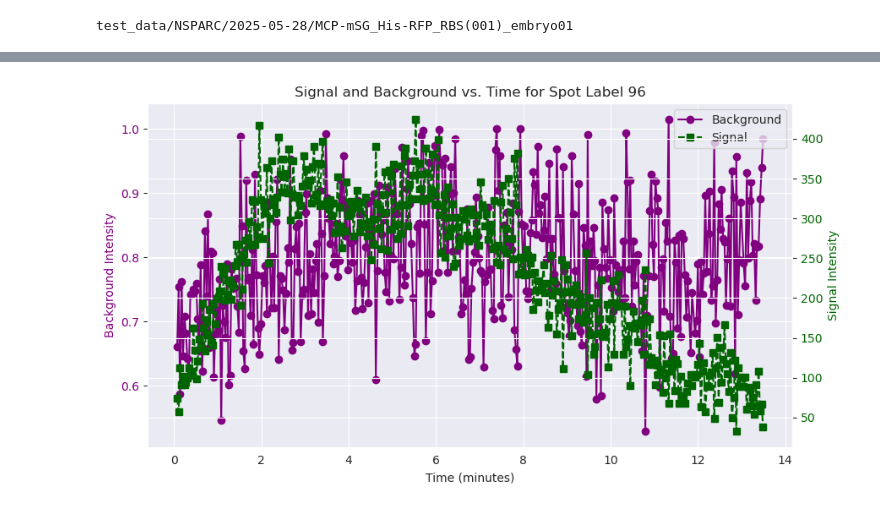
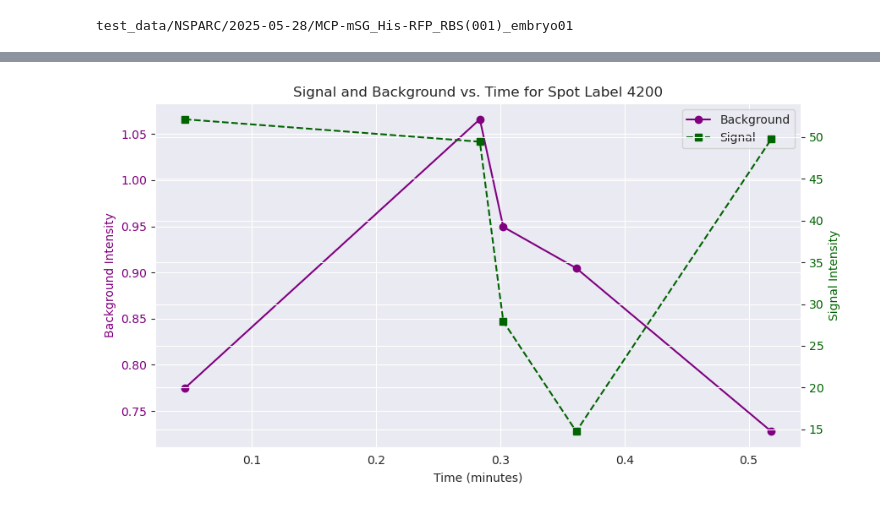
Before and after one commit to GarciaLab/transcription_pipeline, a Jupyter notebook: runtSynthetics/signal_background.ipynb, the cells around one changed output, grey strips where cells are left out. Saved outputs shown, nothing was run; the diff lists cells and outputs as text; code cells hidden in the pictures.

```diff
--- a/runtSynthetics/signal_background.ipynb
+++ b/runtSynthetics/signal_background.ipynb
@@ -98,7 +98,7 @@ for i, (minute, group) in enumerate(grouped):
                     np.array(mean_signal) + np.array(std_signal),
                     color='red', alpha=0.2)
     ax.set_xlim(0, 3.5)
-    ax.set_ylim(0,3000)
+    ax.set_ylim(0,500)
     ax.set_title(f'Time = {minute} min')
     ax.set_xlabel('Background')
     ax.set_ylabel('Signal')
@@ -200,32 +200,32 @@ detected_spots
 def plot_spot_trace(label_id):
     spot_trace = detected_spots[detected_spots["particle"] == label_id].sort_values("t_min")
     time = spot_trace["t_min"]
     signal = spot_trace["intensity_from_neighborhood"]
     background = spot_trace["background_intensity_from_neighborhood"]
 
     fig, ax1 = plt.subplots(figsize=(9, 5))
     ax1.plot(time, background, 'o-', color='purple', label='Background')
     ax1.set_xlabel("Time (minutes)")
     ax1.set_ylabel("Background Intensity", color='purple')
     ax1.tick_params(axis='y', labelcolor='purple')
     ax1.grid(True)
 
     ax2 = ax1.twinx()
     ax2.plot(time, signal, 's--', color='darkgreen', label='Signal')
     ax2.set_ylabel("Signal Intensity", color='darkgreen')
     ax2.tick_params(axis='y', labelcolor='darkgreen')
     ax2.set_facecolor('none')
 
     lines1, labels1 = ax1.get_legend_handles_labels()
     lines2, labels2 = ax2.get_legend_handles_labels()
     ax1.legend(lines1 + lines2, labels1 + labels2, loc='upper right')
 
     plt.title(f"Signal and Background vs. Time for Spot Label {label_id}")
     fig.tight_layout()
     plt.show()
     plt.close()
 
 # Example usage
-plot_spot_trace(96)
+plot_spot_trace(4200)
 # %% [output]
-[figure, old version]
+[figure, new version]
```
Also changed, not shown: parts of 2 cells of this notebook, 6 other files.
